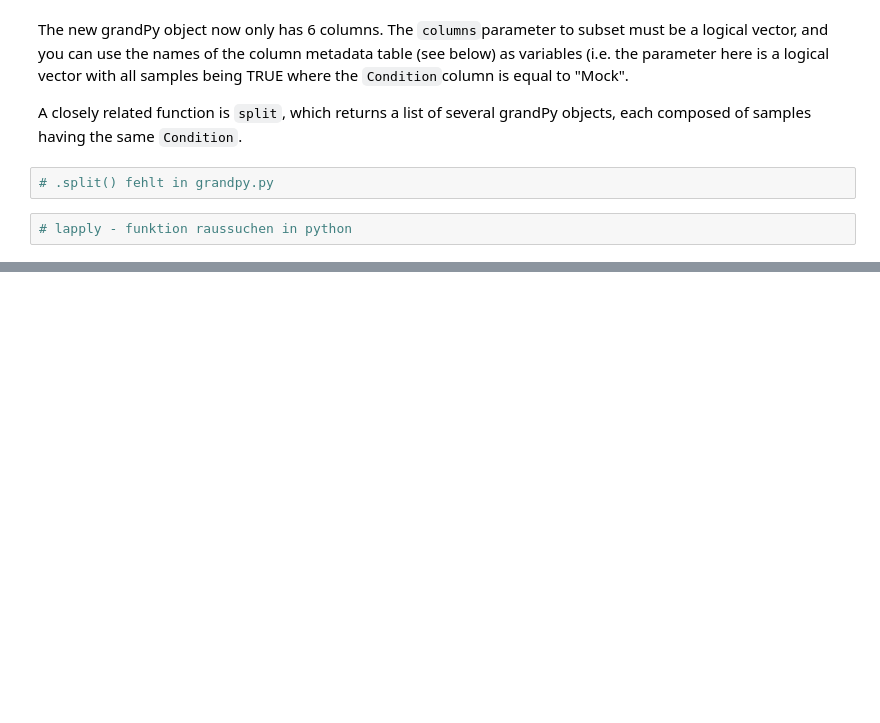
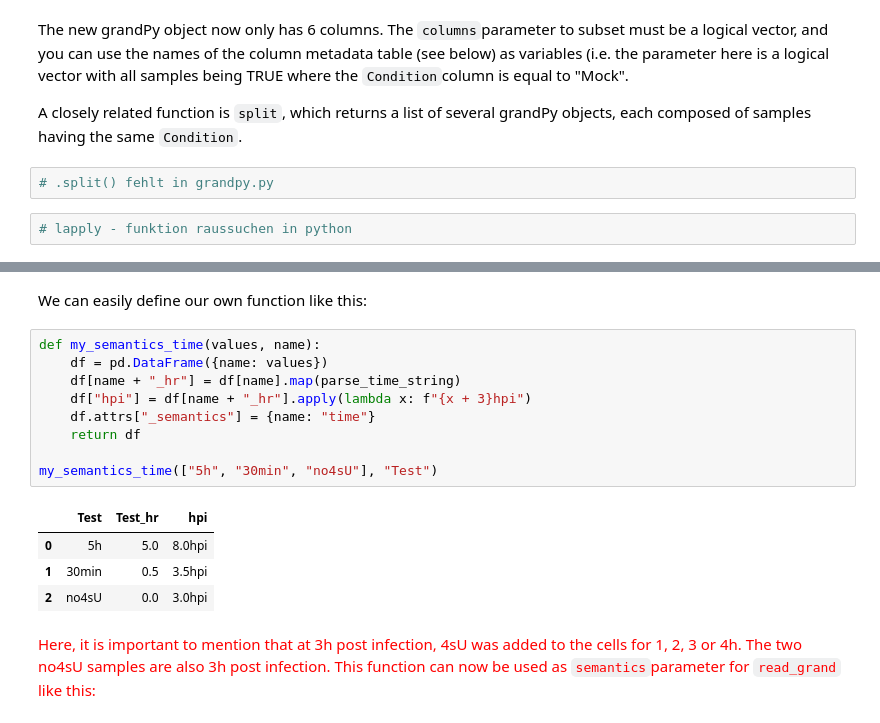
Before and after one commit to maus2310/GrandPy, a Jupyter notebook: Py/vignettes/vignette_01_loading_data_and_working_with_grandPy_objects.ipynb, the cells around one changed output, grey strips where cells are left out. Drawn from its saved outputs; the diff is of its cells as text; blank space fills up the shorter version.

Commit message:
worked on the second vignette, reworked build_coldata, added URL support to read_grand() for remote TSV file loading

```diff
--- a/Py/vignettes/vignette_01_loading_data_and_working_with_grandPy_objects.ipynb
+++ b/Py/vignettes/vignette_01_loading_data_and_working_with_grandPy_objects.ipynb
@@ -121,0 +239,18 @@ The inverse of `split` is merge:
+# %% [markdown]
+We can easily define our own function like this:
+# %%
+def my_semantics_time(values, name):
+    df = pd.DataFrame({name: values})
+    df[name + "_hr"] = df[name].map(parse_time_string)
+    df["hpi"] = df[name + "_hr"].apply(lambda x: f"{x + 3}hpi")
+    df.attrs["_semantics"] = {name: "time"}
+    return df
+
+my_semantics_time(["5h", "30min", "no4sU"], "Test")
+# %% [output]
+|  | Test | Test_hr | hpi |
+| 0 | 5h | 5.0 | 8.0hpi |
+| 1 | 30min | 0.5 | 3.5hpi |
+| 2 | no4sU | 0.0 | 3.0hpi |
+# %% [markdown]
+<span style="color:red"> Here, it is important to mention that at 3h post infection, 4sU was added to the cells for 1, 2, 3 or 4h. The two no4sU samples are also 3h post infection. This function can now be used as `semantics`parameter for `read_grand` like this:</span>
```
Also changed, not shown: parts of 41 cells of this notebook, 1 other file.
